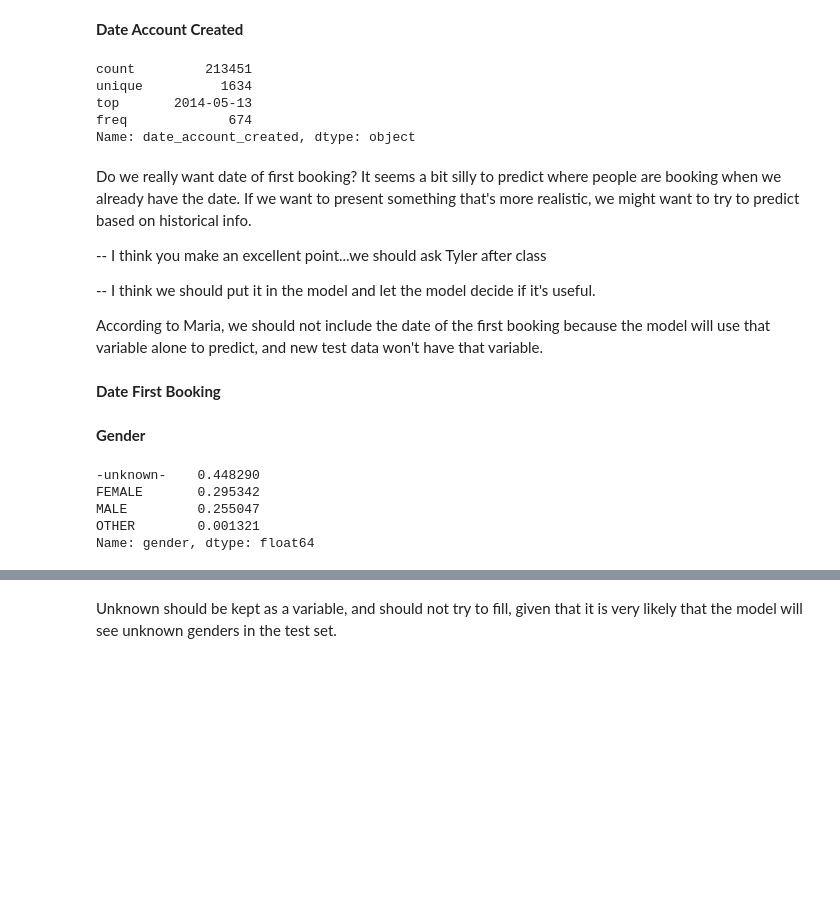
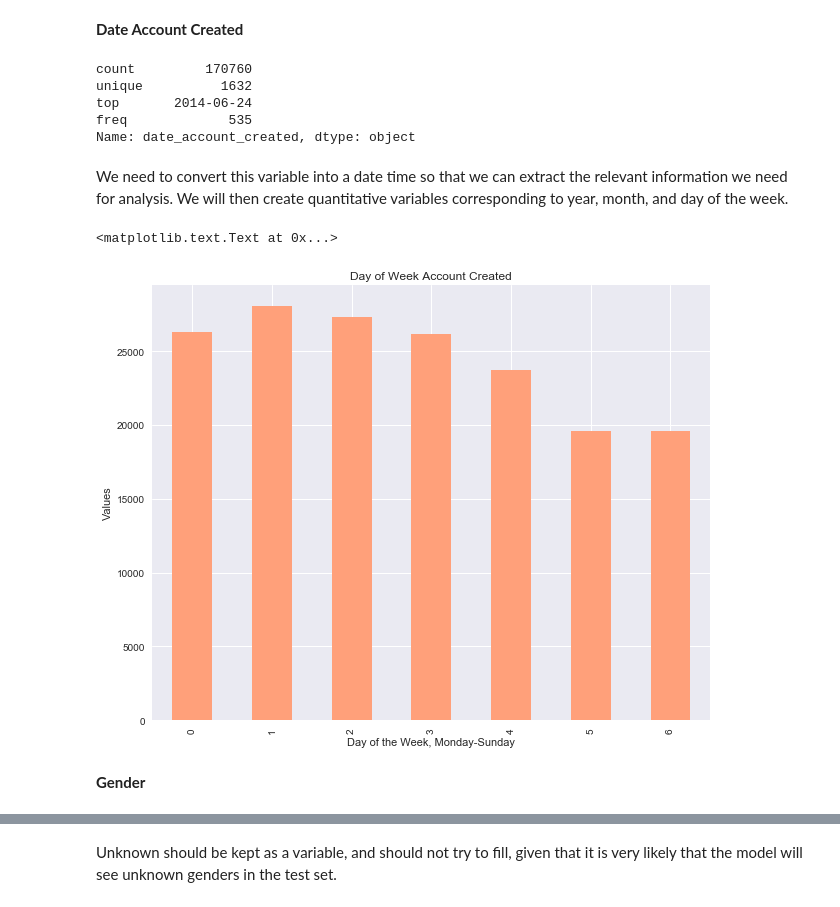
Before and after one commit to broad32/Project, a Jupyter notebook: Project.ipynb, the cells around one changed output, grey strips where cells are left out. Cells and saved outputs as stored; diff of their text form; code cells hidden in the pictures; blank space fills up the shorter version.

```diff
--- a/Project.ipynb
+++ b/Project.ipynb
@@ -86,0 +69,7 @@ Now that we have merged our data together we can address cleaning it and begin e
+# %%
+#Create variable for whether a user booked at all
+users['Booked?'] = np.where(users['date_first_booking'].isnull(), 0, 1)
+target = users['Booked?']
+target2 = users['country_destination']
+xtrain, xtest, ytrain, ytest = train_test_split(users.copy(), target, test_size=0.2, random_state=42)
+#xtrain2, xtest2, ytrain2, ytest2 = train_test_split(users, target2, test_size=0.2, random_state=42)
@@ -162,11 +125,13 @@ Date of booking null values indicate that no booking was ever made, so a high pr
 # %% [markdown]
 **Date Account Created**
 # %%
-users.date_account_created.describe() #Need to extract usable variables
+xtrain.date_account_created.describe() #Need to extract usable variables
 # %% [output]
-count         213451
-unique          1634
-top       2014-05-13
-freq             674
+count         170760
+unique          1632
+top       2014-06-24
+freq             535
 Name: date_account_created, dtype: object
+# %% [markdown]
+We need to convert this variable into a date time so that we can extract the relevant information we need for analysis.  We will then create quantitative variables corresponding to year, month, and day of the week.
 # %%
@@ -185,3 +155,12 @@ users['year_created'] = users['date_account_created'].dt.year
 test['year_created'] = test['date_account_created'].dt.year
+# %%
+xtrain['day_of_week_created'].value_counts().sort_index().plot(kind='bar',x=[0,1,2,3,4,5,6],color='#FFA07A')
+plt.title('Day of Week Account Created')
+#plt.xticks([1,1.5,2.0,2.5])
+plt.ylabel('Values')
+plt.xlabel('Day of the Week, Monday-Sunday')
+# %% [output]
+<matplotlib.text.Text at 0x...>
+[figure, added]
 # %%
 drop.append('date_account_created')
@@ -188,10 +167,0 @@ drop.append('date_account_created')
-# %% [markdown]
-Do we really want date of first booking? It seems a bit silly to predict where people are booking when we already have the date. If we want to present something that's more realistic, we might want to try to predict based on historical info.
-
--- I think you make an excellent point...we should ask Tyler after class
-
--- I think we should put it in the model and let the model decide if it's useful.
-
-According to Maria, we should not include the date of the first booking because the model will use that variable alone to predict, and new test data won't have that variable.
-# %% [markdown]
-**Date First Booking**
@@ -210,11 +191,2 @@ drop.append('date_first_booking')
 # %% [markdown]
 **Gender**
-# %%
-#What can we intuit from the gender variable?
-users['gender'].value_counts(normalize=True, dropna=False)
-# %% [output]
--unknown-    0.448290
-FEMALE       0.295342
-MALE         0.255047
-OTHER        0.001321
-Name: gender, dtype: float64
```
Also changed, not shown: parts of 132 cells of this notebook.
